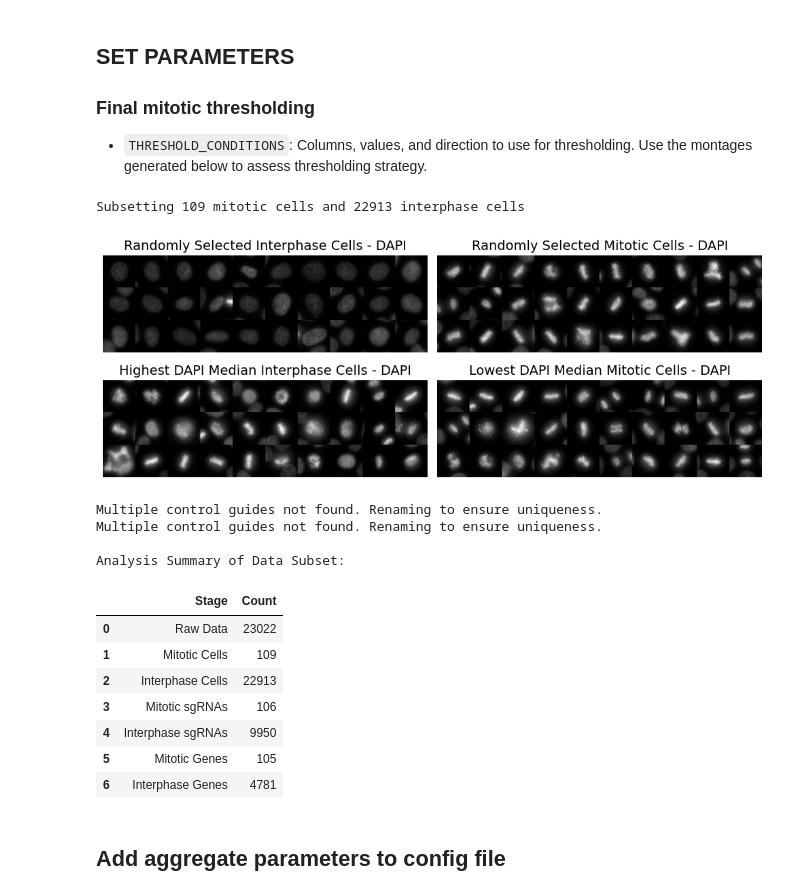
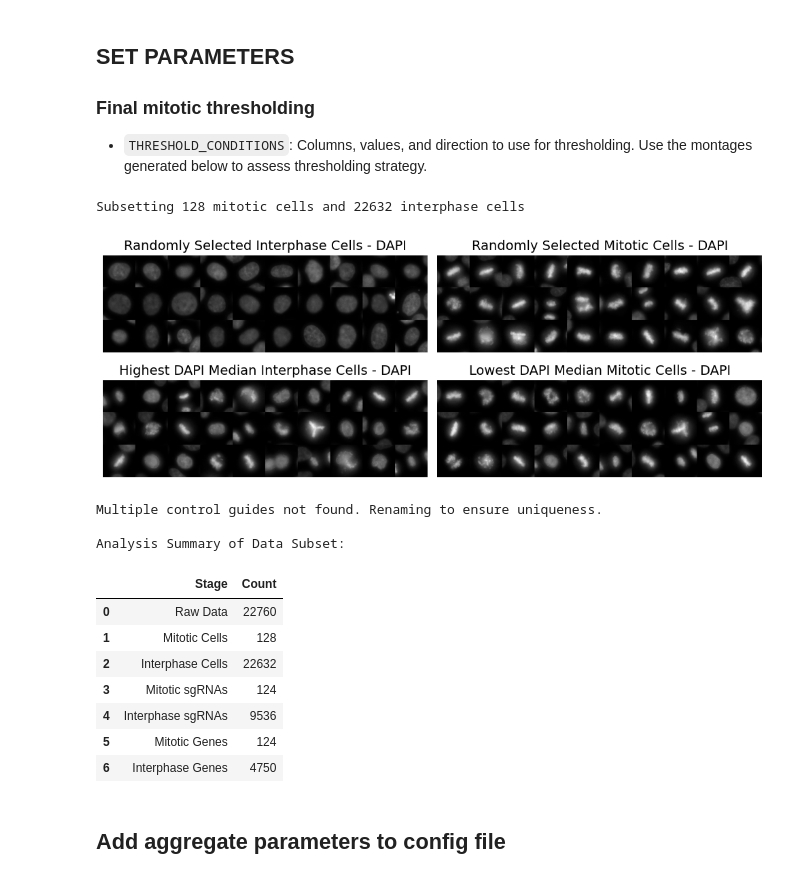
Before and after one commit to cheeseman-lab/brieflow, a Jupyter notebook: example_analysis/7.configure_aggregate_params.ipynb, the cells around one changed output. Cells and saved outputs as stored; diff of their text form; code cells hidden in the pictures.

```diff
--- a/example_analysis/7.configure_aggregate_params.ipynb
+++ b/example_analysis/7.configure_aggregate_params.ipynb
@@ -41,6 +41,9 @@ from lib.shared.configuration_utils import CONFIG_FILE_HEADER
 - `POPULATION_FEATURE`: The column name that identifies your perturbation groups (e.g., 'gene_symbol_0' for CRISPR screens, 'treatment' for drug screens)
 - `FILTER_SINGLE_GENE`: Whether or not to ONLY keep cells with mapped_single_gene=True.
 # %%
+TEST_PLATE = 1
+TEST_WELL = "A1"
+
 POPULATION_FEATURE = "gene_symbol_0"
 FILTER_SINGLE_GENE = False
 # %%
@@ -49,18 +52,20 @@ with open(CONFIG_FILE_PATH, "r") as config_file:
     config = yaml.safe_load(config_file)
 ROOT_FP = Path(config["all"]["root_fp"])
 
-# TODO: Save subset of parquet of parquet data to test aggregate on
 # Load subset of data
 # Takes ~1 minute
-merge_final_fp = ROOT_FP / "merge" / "hdfs" / "merge_final.hdf5"
-raw_df = load_hdf_subset(
-    merge_final_fp, n_rows=50000, population_feature=POPULATION_FEATURE
+merge_final_fp = (
+    ROOT_FP
+    / "merge"
+    / "parquets"
+    / get_filename({"plate": TEST_PLATE, "well": TEST_WELL}, "merge_final", "parquet")
 )
+merge_final = load_parquet_subset(merge_final_fp)
+print(f"Unique populations: {merge_final[POPULATION_FEATURE].nunique()}")
 
 # Remove unassigned cells
 clean_df = clean_cell_data(
-    raw_df, POPULATION_FEATURE, filter_single_gene=FILTER_SINGLE_GENE
+    merge_final, POPULATION_FEATURE, filter_single_gene=FILTER_SINGLE_GENE
 )
-# pd.Series(raw_df.columns).to_csv('aggregate_4/column_names.csv', index=False)
-print(f"Loaded {len(raw_df)} cells with {len(raw_df.columns)} features")
+print(f"Loaded {len(merge_final)} cells with {len(merge_final.columns)} features")
 # %% [output]
@@ -138,9 +139,9 @@ Metadata columns detected:
 # %%
 CONTROL_PREFIX = "nontargeting"
-GROUP_COLUMNS = ["well"]
+GROUP_COLUMNS = ["plate", "well"]
 INDEX_COLUMNS = ["tile", "cell_0"]
 CAT_COLUMNS = ["gene_symbol_0", "sgRNA_0"]
-FEATURE_START = "nucleus_dapi_mean"
+FEATURE_START = "nucleus_DAPI_mean"
 # %%
 # Identify features to standardize (all columns after mapped_single_gene)
 feature_start_idx = transformed_df.columns.get_loc(FEATURE_START)
@@ -235,7 +236,7 @@ Percent mitotic: 0.33%
 # %%
 # Final thresholding strategy
 THRESHOLD_CONDITIONS = {
-    "nucleus_dapi_median": [7, "greater"],
+    "nucleus_DAPI_median": [7, "greater"],
 }
 # %%
 # Use final thresholding to split cells
@@ -275,37 +276,37 @@ montages = [
         cell_data=interphase_df,
         channels=CHANNELS,
         selection_params={
             "method": "sorted",
-            "sort_by": "nucleus_dapi_median",
+            "sort_by": "nucleus_DAPI_median",
             "ascending": False,
         },
     )["DAPI"],
     create_cell_montage(
         cell_data=mitotic_df,
         channels=CHANNELS,
         selection_params={
             "method": "sorted",
-            "sort_by": "nucleus_dapi_median",
+            "sort_by": "nucleus_DAPI_median",
             "ascending": True,
         },
     )["DAPI"],
 ]
 
 # Initialize figure and subplots
 fig, axes = plt.subplots(2, 2, figsize=(10, 4))
 
 # Display each montage
 for ax, title, montage in zip(axes.flat, titles, montages):
     ax.imshow(montage, cmap="gray")
     ax.set_title(title, fontsize=14)
     ax.axis("off")
 
 # Adjust layout and show the plot
 plt.tight_layout()
 plt.show()
 # %% [output]
-Subsetting 109 mitotic cells and 22913 interphase cells
+Subsetting 128 mitotic cells and 22632 interphase cells
-[figure, old version]
+[figure, new version]
 # %%
 # Re-standardize mitotic population
 mitotic_standardized_df = grouped_standardization(
@@ -389,18 +390,17 @@ summary = pd.DataFrame(
 print("\nAnalysis Summary of Data Subset:")
 summary
 # %% [output]
-Multiple control guides not found. Renaming to ensure uniqueness.
 Multiple control guides not found. Renaming to ensure uniqueness.
 
 Analysis Summary of Data Subset:
 |  | Stage | Count |
-| 0 | Raw Data | 23022 |
-| 1 | Mitotic Cells | 109 |
-| 2 | Interphase Cells | 22913 |
-| 3 | Mitotic sgRNAs | 106 |
-| 4 | Interphase sgRNAs | 9950 |
-| 5 | Mitotic Genes | 105 |
-| 6 | Interphase Genes | 4781 |
+| 0 | Raw Data | 22760 |
+| 1 | Mitotic Cells | 128 |
+| 2 | Interphase Cells | 22632 |
+| 3 | Mitotic sgRNAs | 124 |
+| 4 | Interphase sgRNAs | 9536 |
+| 5 | Mitotic Genes | 124 |
+| 6 | Interphase Genes | 4750 |
 # %% [markdown]
 ## Add aggregate parameters to config file
 # %%
```
Also changed, not shown: parts of 8 cells of this notebook, 49 other files.
